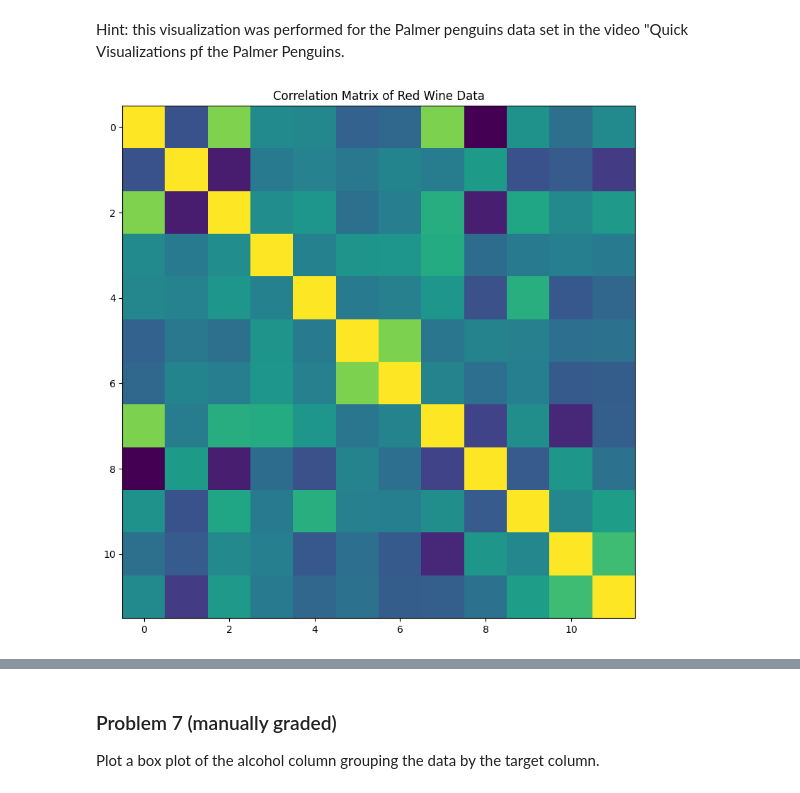
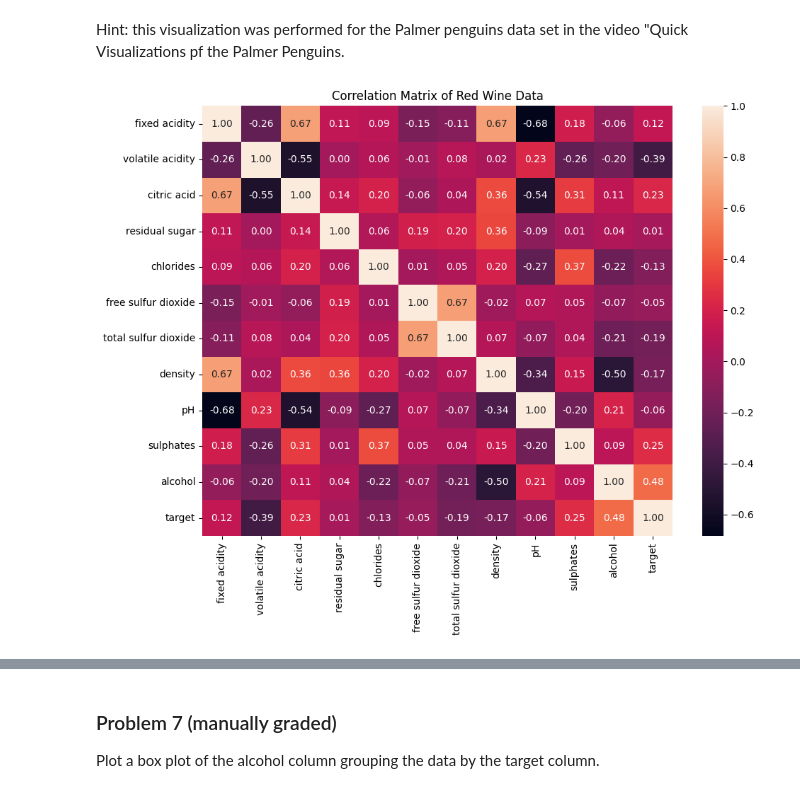
Before and after one commit to garikapativineet/dx602-homework-10, a Jupyter notebook: homework.ipynb, the cells around one changed output, grey strips where cells are left out. Saved outputs shown, nothing was run; the diff lists cells and outputs as text; code cells hidden in the pictures.

```diff
--- a/homework.ipynb
+++ b/homework.ipynb
@@ -139,15 +139,16 @@ Plot the correlation matrix of the red wine data set as a heat map.
 Hint: this visualization was performed for the Palmer penguins data set in the video "Quick Visualizations pf the Palmer Penguins.
 # %%
 # YOUR CHANGES HERE
+import seaborn as sns
 
 correlation = red_wine.corr(numeric_only=True)
 plt.figure(figsize=(10,8))
-plt.imshow(correlation)
+sns.heatmap(correlation,annot=True,fmt="0.2f")
 plt.title("Correlation Matrix of Red Wine Data")
 plt.tight_layout()
 plt.show()
 # %% [output]
-[figure, old version]
+[figure, new version]
 # %% [markdown]
 <div style="page-break-after: always;"></div>
 # %% [markdown]
```
